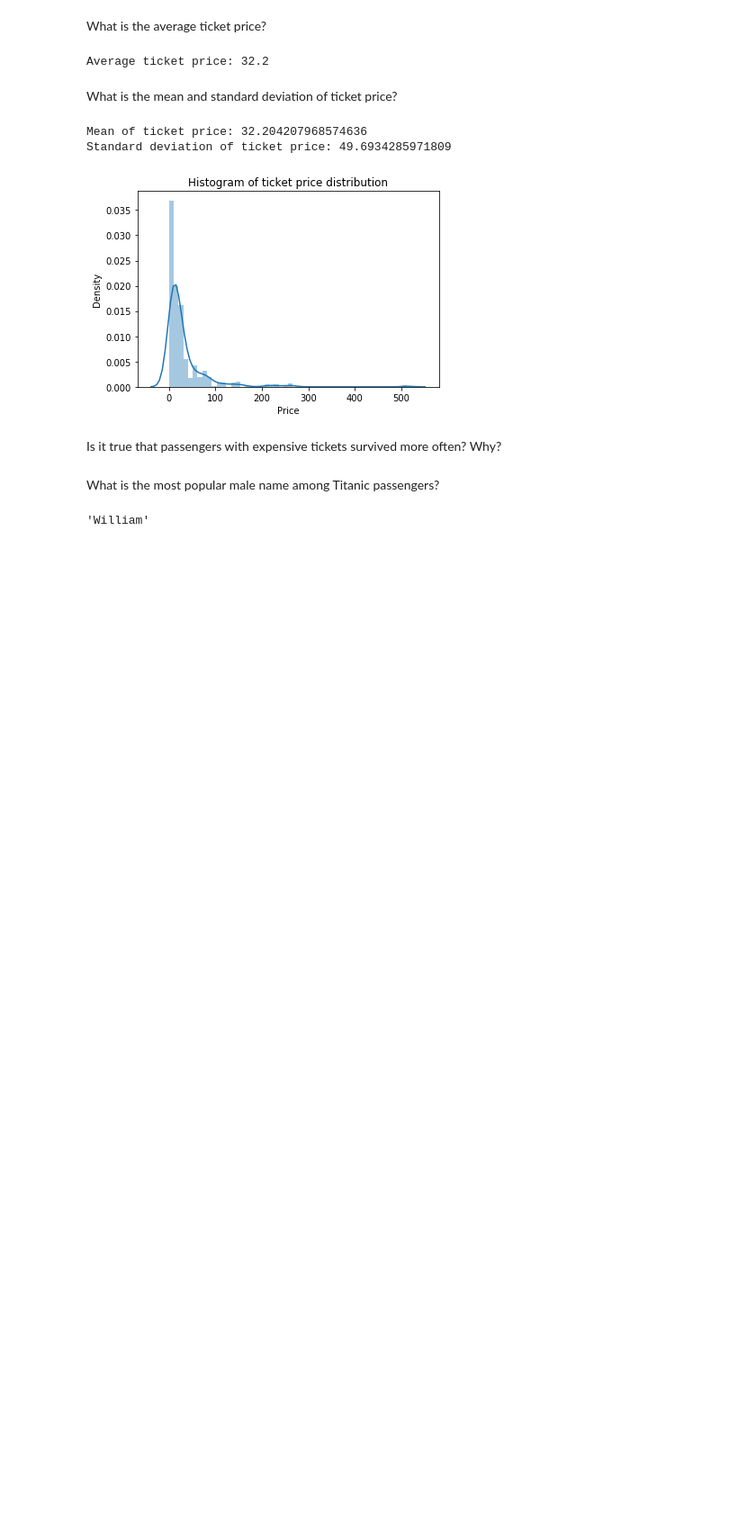
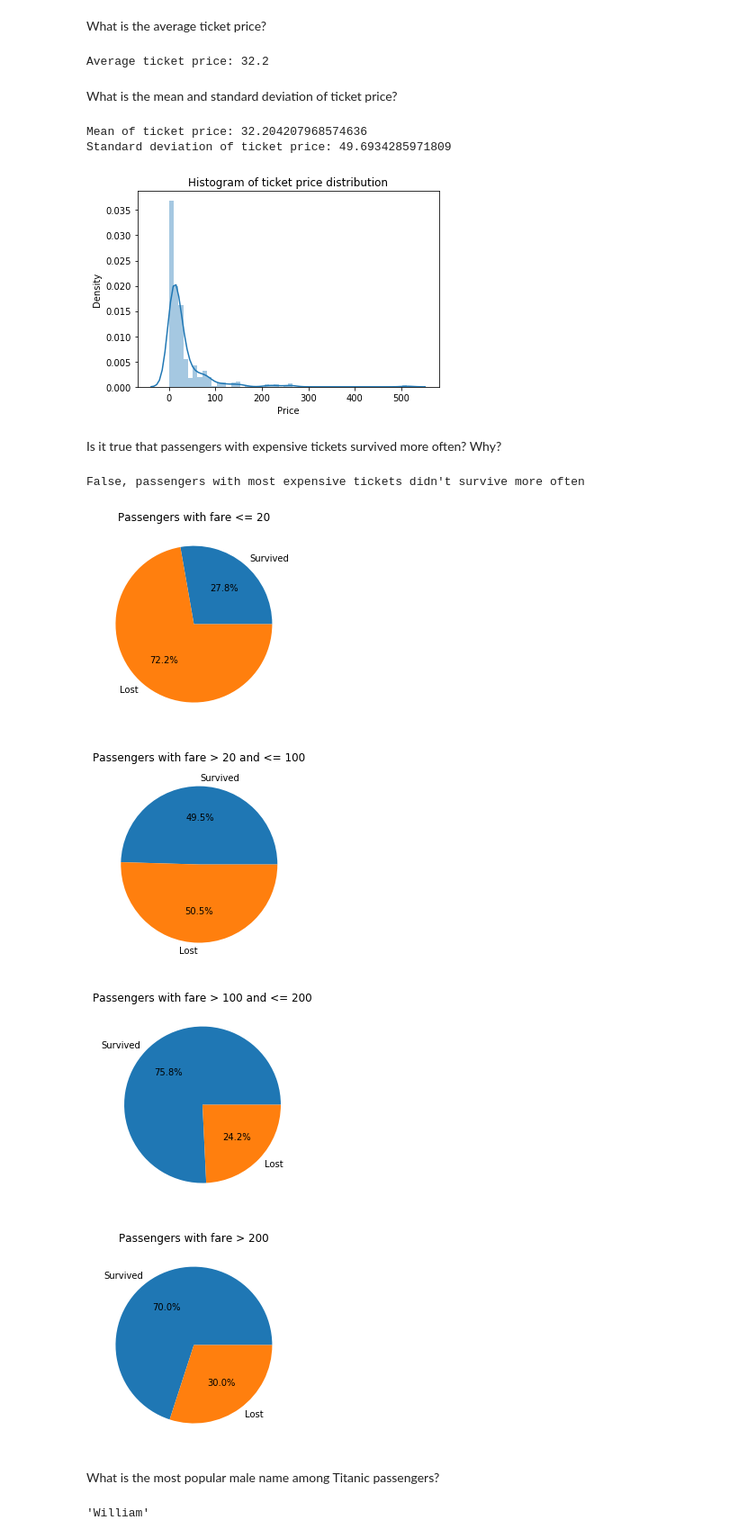
Before and after one commit to crazymidnight/python-labs, a Jupyter notebook: titanic.ipynb, the cells around one changed output. Shown: that part at 90% size. Cells and saved outputs as stored; diff of their text form; code cells hidden in the pictures; blank space fills up the shorter version.

```diff
--- a/titanic.ipynb
+++ b/titanic.ipynb
@@ -217,6 +221,55 @@ Standard deviation of ticket price: 49.6934285971809
 [figure]
 # %% [markdown]
 Is it true that passengers with expensive tickets survived more often? Why?
+# %%
+a_fare = data[data.Fare <= 20]
+b_fare = data[(data.Fare > 20) & (data.Fare <= 100)]
+c_fare = data[(data.Fare > 100) & (data.Fare <= 200)]
+d_fare = data[data.Fare > 200]
+
+a_pass = a_fare.groupby('Survived')['PassengerId'].count()
+b_pass = b_fare.groupby('Survived')['PassengerId'].count()
+c_pass = c_fare.groupby('Survived')['PassengerId'].count()
+d_pass = d_fare.groupby('Survived')['PassengerId'].count()
+
+fig1, ax1 = plt.subplots()
+ax1.pie([a_pass[1], a_pass[0]], labels=['Survived', 'Lost'], autopct='%1.1f%%')
+plt.title('Passengers with fare <= 20')
+
+fig2, ax2 = plt.subplots()
+ax2.pie([b_pass[1], b_pass[0]], labels=['Survived', 'Lost'], autopct='%1.1f%%')
+plt.title('Passengers with fare > 20 and <= 100')
+
+fig3, ax3 = plt.subplots()
+ax3.pie([c_pass[1], c_pass[0]], labels=['Survived', 'Lost'], autopct='%1.1f%%')
+plt.title('Passengers with fare > 100 and <= 200')
+
+fig4, ax4 = plt.subplots()
+ax4.pie([d_pass[1], d_pass[0]], labels=['Survived', 'Lost '], autopct='%1.1f%%')
+plt.title('Passengers with fare > 200')
+
+sr_a_pass = a_pass[1] / sum(a_pass)
+
+sr_b_pass = b_pass[1] / sum(b_pass)
+
+sr_c_pass = c_pass[1] / sum(c_pass)
+
+sr_d_pass = d_pass[1] / sum(d_pass)
+
+most_survived_by_fare = np.array([sr_a_pass, sr_b_pass, sr_c_pass, sr_d_pass]).argmax()
+
+if most_survived_by_fare == 4:
+    print("True, passengers with most expensive tickets survived more often")
+else:
+    print("False, passengers with most expensive tickets didn't survive more often")
+
+plt.show()
+# %% [output]
+False, passengers with most expensive tickets didn't survive more often
+[figure, added]
+[figure, added]
+[figure, added]
+[figure, added]
 # %% [markdown]
 What is the most popular male name among Titanic passengers?
 # %%
```
Also changed, not shown: parts of 1 cell of this notebook.
